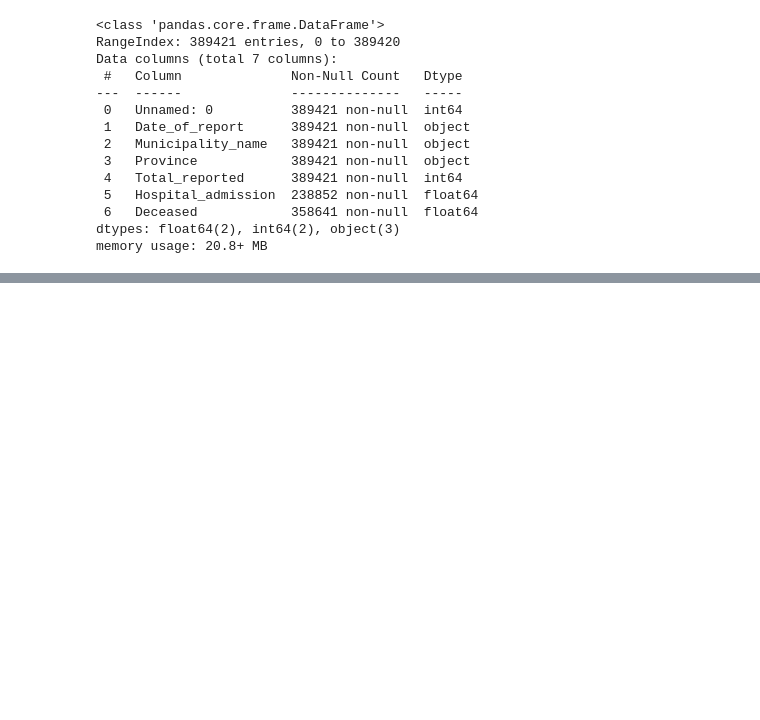
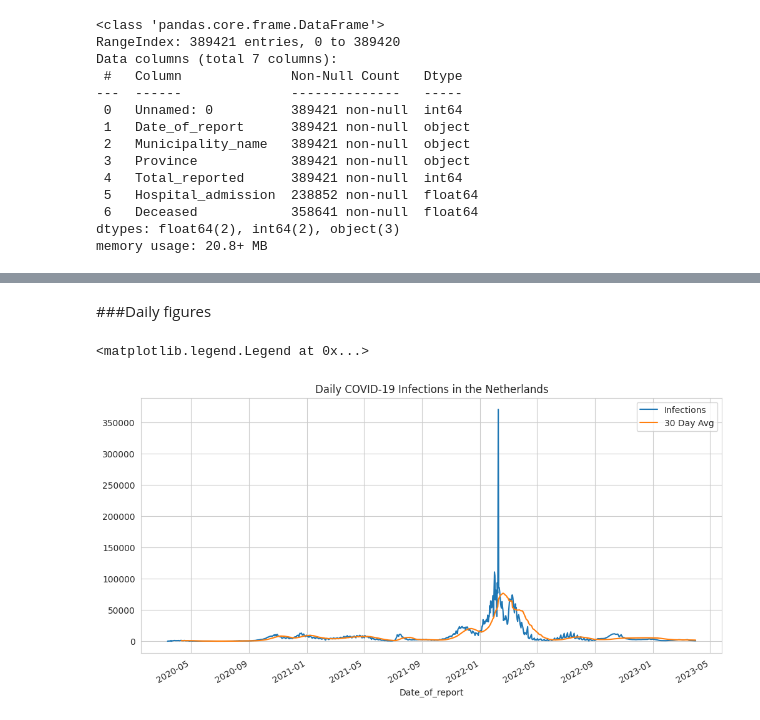
Before and after one commit to MC-Codingcat/NL-COVID-19-Data-Analysis, a Jupyter notebook: NL_COVID_19_Analysis_Trend.ipynb, the cells around one changed output, grey strips where cells are left out. Cells and saved outputs as stored; diff of their text form; code cells hidden in the pictures; blank space fills up the shorter version.

```diff
--- a/NL_COVID_19_Analysis_Trend.ipynb
+++ b/NL_COVID_19_Analysis_Trend.ipynb
@@ -69,0 +77,5 @@ Currently, the number of reported cases is **_cumulative_**. To apply a time ser
+# %%
+prov = cases.reset_index()
+prov = prov.groupby(['Province','Date_of_report']).sum().stack(level=0)
+prov = prov.unstack(level=0).unstack(level=1)
+prov
@@ -69,0 +98,9 @@ Currently, the number of reported cases is **_cumulative_**. To apply a time ser
+# %%
+# Combine the redundant columns 'Friesland' and 'Fryslân'
+def sum_columns(row):
+    return row['Friesland'] + row['Fryslân']
+
+# Fill all the nan values with 0
+prov.fillna(0,inplace=True)
+prov['Friesland'] = prov.apply(sum_columns, axis=1)
+prov.drop(columns='Fryslân',inplace=True)
@@ -69,0 +127,3 @@ Currently, the number of reported cases is **_cumulative_**. To apply a time ser
+# %%
+daily = prov.diff()
+daily
@@ -69,0 +170,12 @@ Currently, the number of reported cases is **_cumulative_**. To apply a time ser
+# %% [markdown]
+###Daily figures
+# %%
+plt.figure(figsize=(12,6))
+daily.xs('Total_reported',axis=1,level=1).sum(axis=1).plot(label='Infections')
+daily.xs('Total_reported',axis=1,level=1).sum(axis=1).rolling(window=30).mean().plot(label='30 Day Avg')
+plt.ticklabel_format(style='plain', axis='y')
+plt.title('Daily COVID-19 Infections in the Netherlands')
+plt.legend()
+# %% [output]
+<matplotlib.legend.Legend at 0x...>
+[figure, added]
```
Also changed, not shown: parts of 24 cells of this notebook.
